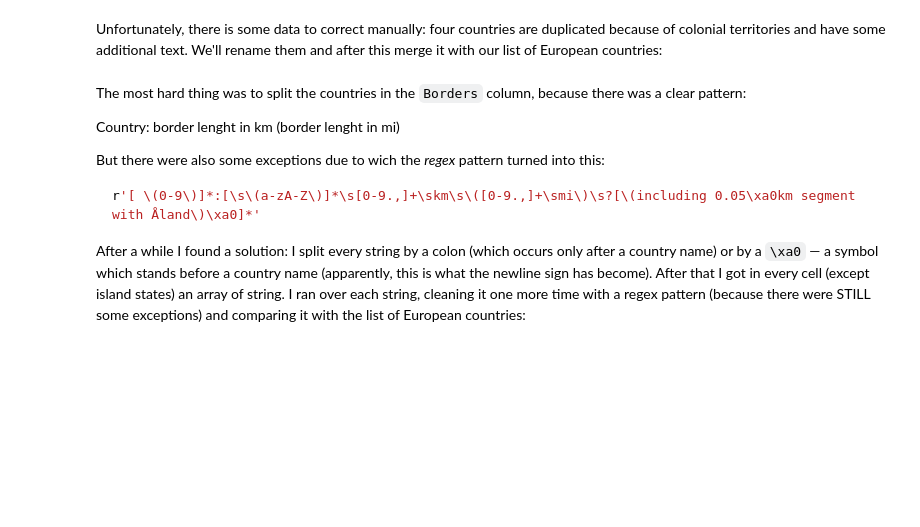
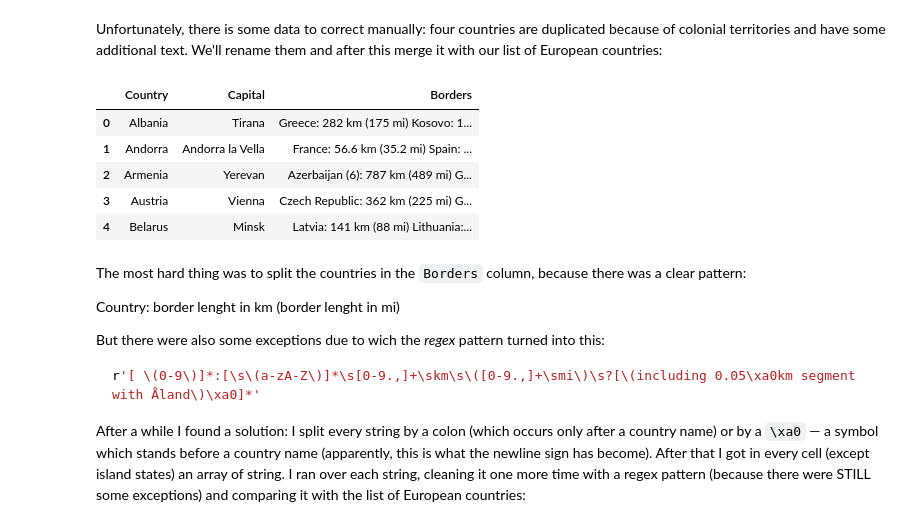
Before and after one commit to sltKaguya/itmo, a Jupyter notebook: discr_math/05_graph_theory/05_homework.ipynb, the cells around one changed output. Cells and saved outputs as stored; diff of their text form; code cells hidden in the pictures; blank space fills up the shorter version.

```diff
--- a/discr_math/05_graph_theory/05_homework.ipynb
+++ b/discr_math/05_graph_theory/05_homework.ipynb
@@ -107,10 +108,18 @@ Unfortunately, there is some data to correct manually: four countries are duplic
 # %%
 df_borders.at[47, 'Country'] = 'Denmark'
 df_borders.at[63, 'Country'] = 'France'
 df_borders.at[131, 'Country'] = 'Netherlands'
 df_borders.at[194, 'Country'] = 'United Kingdom'
 
 df = df_countries.merge(df_borders, how='left')
+df.head()
+# %% [output]
+|  | Country | Capital | Borders |
+| 0 | Albania | Tirana | Greece: 282 km (175 mi) Kosovo: 1... |
+| 1 | Andorra | Andorra la Vella | France: 56.6 km (35.2 mi) Spain: ... |
+| 2 | Armenia | Yerevan | Azerbaijan (6): 787 km (489 mi) G... |
+| 3 | Austria | Vienna | Czech Republic: 362 km (225 mi) G... |
+| 4 | Belarus | Minsk | Latvia: 141 km (88 mi) Lithuania:... |
 # %% [markdown]
 The most hard thing was to split the countries in the `Borders` column, because there was a clear pattern:
 
```
Also changed, not shown: parts of 6 cells of this notebook.
